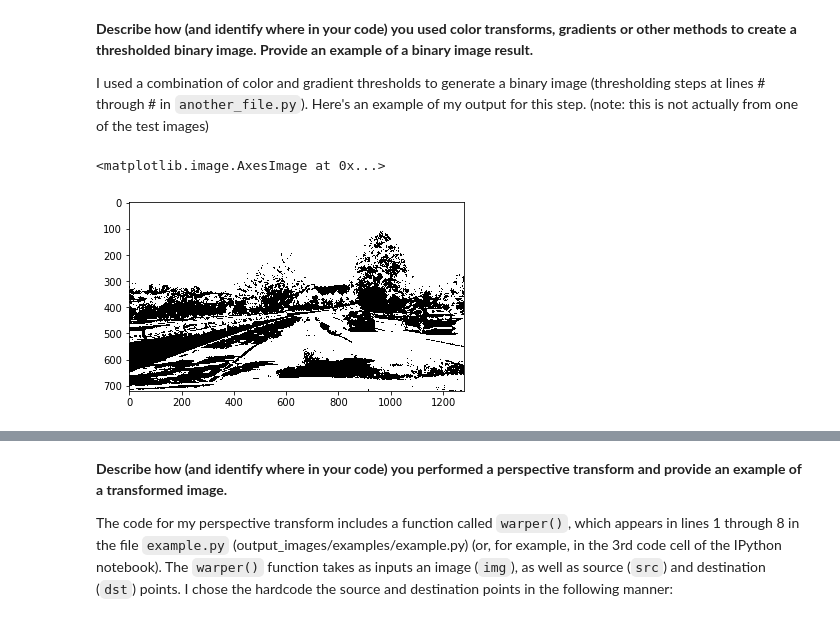
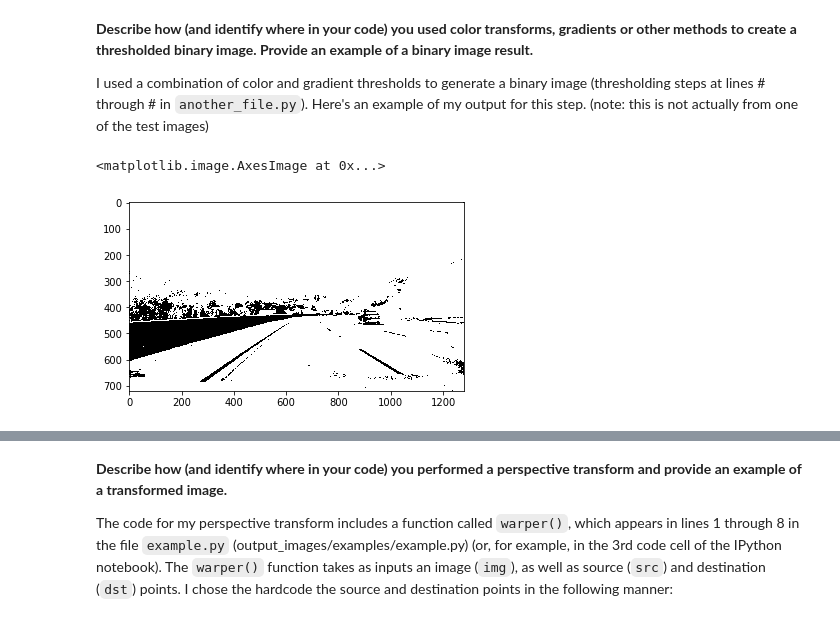
Before and after one commit to hairizuanbinnoorazman/CarND-Advanced-Lane-Lines, a Jupyter notebook: Advanced Lane Finding.ipynb, the cells around one changed output, grey strips where cells are left out. Drawn from its saved outputs; the diff is of its cells as text; code cells hidden in the pictures.

```diff
--- a/Advanced Lane Finding.ipynb
+++ b/Advanced Lane Finding.ipynb
@@ -199,15 +199,16 @@ def hls_threshold(image, filter=None, binary=None, lower_threshold=None, upper_t
         return binary_image
     else:
         return image
+# %%
+road_image = mpimg.imread("./test_images/test3.jpg")
 # %%
 # Testing with just red filter doesn't work
 # Test on every single color reveals that none of them work really well because of the shadow.
 # Red may work with some images but it can miserably fail at some of them
-road_image = mpimg.imread('./test_images/test4.jpg')
-filtered_road_image = rgb_threshold(road_image, 'r', 'binary', 80, 200)
-plt.imshow(filtered_road_image, cmap='gray')
+rgb_binary = rgb_threshold(road_image, 'r', 'binary', 60, 200)
+plt.imshow(rgb_binary, cmap='gray')
 # %% [output]
 <matplotlib.image.AxesImage at 0x...>
-[figure, old version]
+[figure, new version]
 # %%
 # Testing with just red filter doesn't work
```
Also changed, not shown: parts of 9 cells of this notebook.
